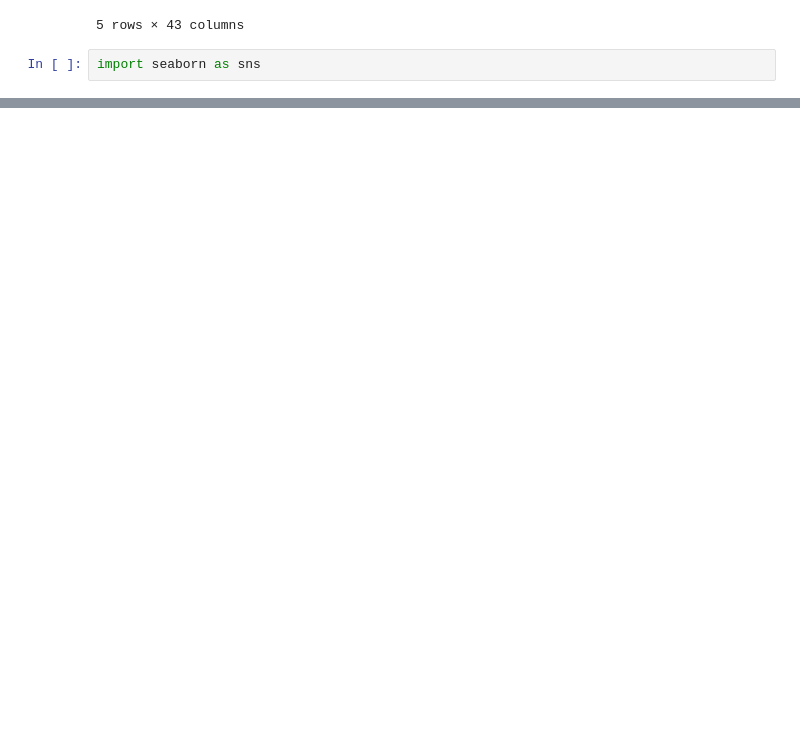
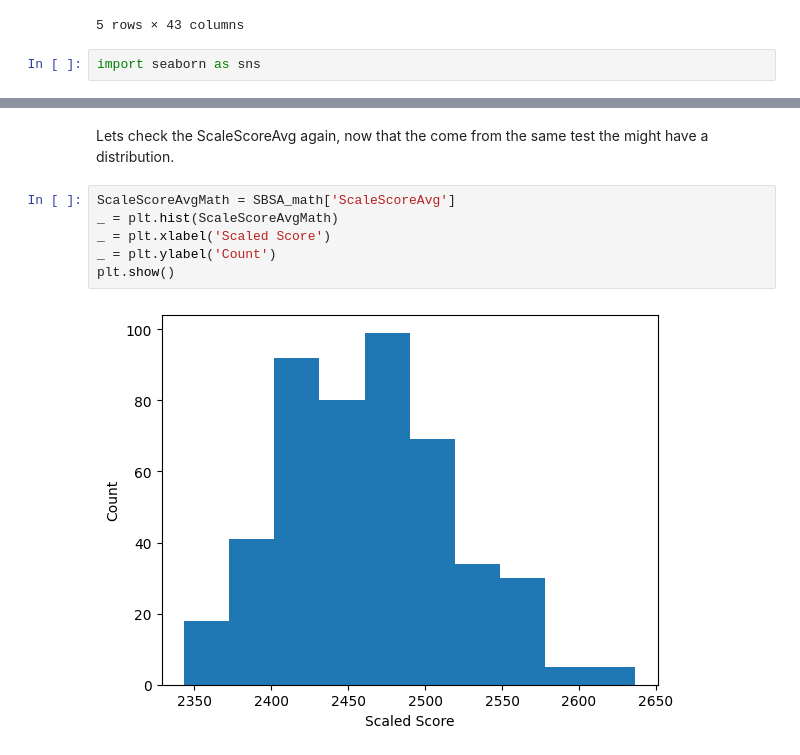
Before and after one commit to andmcllin/Delaware-Education, a Jupyter notebook: 2DelawareEDA.ipynb, the cells around one changed output, grey strips where cells are left out. Cells and saved outputs as stored; diff of their text form; blank space fills up the shorter version.

```diff
--- a/2DelawareEDA.ipynb
+++ b/2DelawareEDA.ipynb
@@ -212,0 +235,10 @@ SBSA_math.head()
+# %% [markdown]
+Lets check the ScaleScoreAvg again, now that the come from the same test the might have a distribution.
+# %%
+ScaleScoreAvgMath = SBSA_math['ScaleScoreAvg']
+_ = plt.hist(ScaleScoreAvgMath)
+_ = plt.xlabel('Scaled Score')
+_ = plt.ylabel('Count')
+plt.show()
+# %% [output]
+[figure, added]
```
Also changed, not shown: parts of 30 cells of this notebook, 2 other files.
